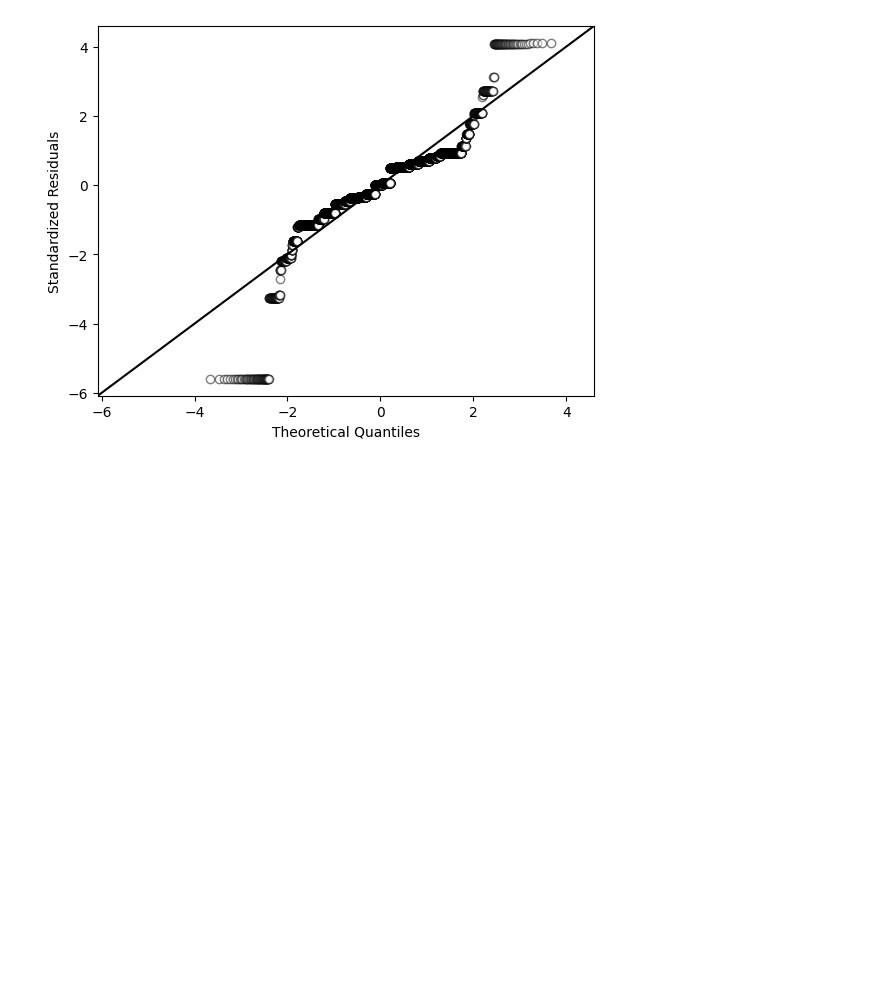
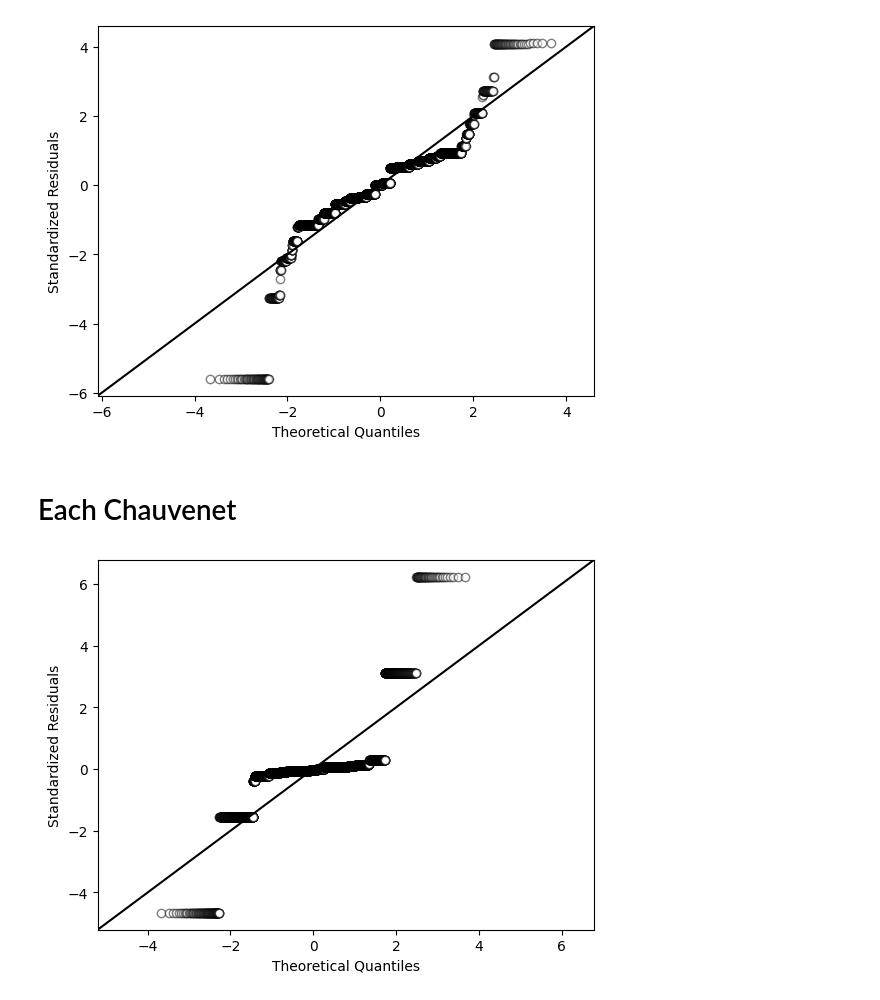
Before and after one commit to BiggusMaximus/Solar-Panel-Monitoring, a Jupyter notebook: Arduino-Bluetooth/2nd Approach/qqplot.ipynb, the cells around one changed output. Drawn from its saved outputs; the diff is of its cells as text; code cells hidden in the pictures; blank space fills up the shorter version.

Commit message:
adding chauenett doubleand each

```diff
--- a/Arduino-Bluetooth/2nd Approach/qqplot.ipynb
+++ b/Arduino-Bluetooth/2nd Approach/qqplot.ipynb
@@ -176,3 +176,17 @@ plt.savefig('../docs 2nd Approach/img/QQ Plot Remove Outlier based on Chauvenet
 plt.show()
 # %% [output]
 [figure]
+# %% [markdown]
+# Each Chauvenet
+# %%
+df_chauvenet_each = pd.read_csv('../docs 2nd Approach/remove_outlier_each_chauvenet.csv')
+res = stat()
+res.tukey_hsd(df=df_chauvenet_each, res_var='value', xfac_var='voltage', anova_model='value ~ C(voltage)')
+pp = sm.ProbPlot(res.anova_std_residuals, fit=True)
+qq = pp.qqplot(marker='o', markerfacecolor='w', markeredgecolor='k', alpha=0.5)
+sm.qqline(qq.axes[0], line='45', fmt='k--')
+plt.xlabel("Theoretical Quantiles")
+plt.ylabel("Standardized Residuals")
+plt.show()
+# %% [output]
+[figure, added]
```
Also changed, not shown: parts of 2 cells of this notebook, 7 other files.
